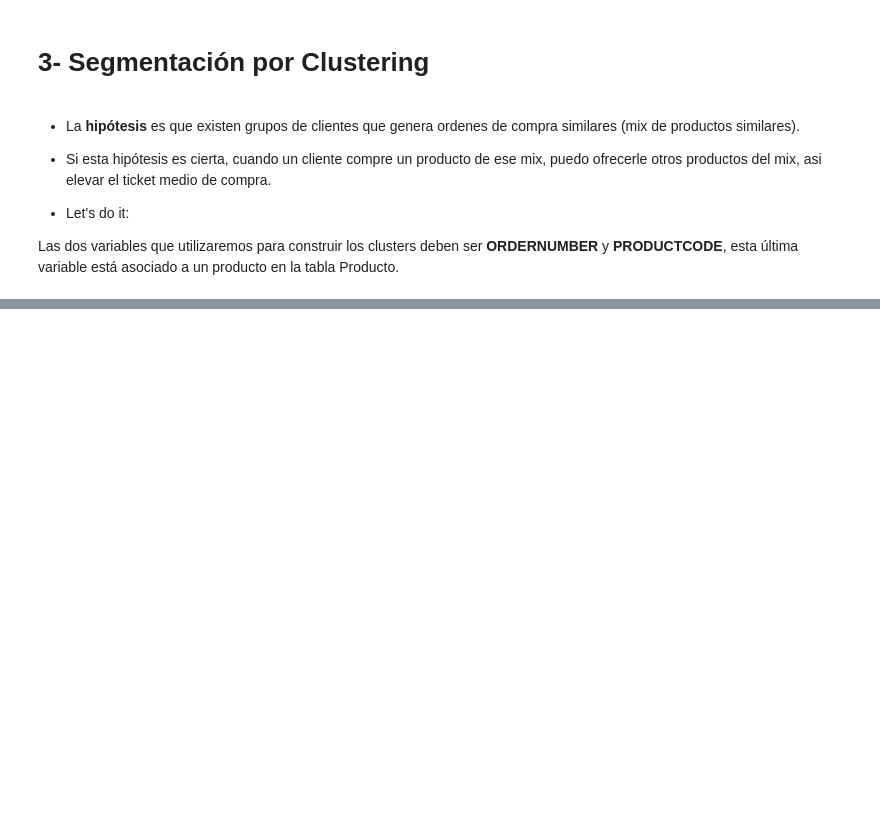
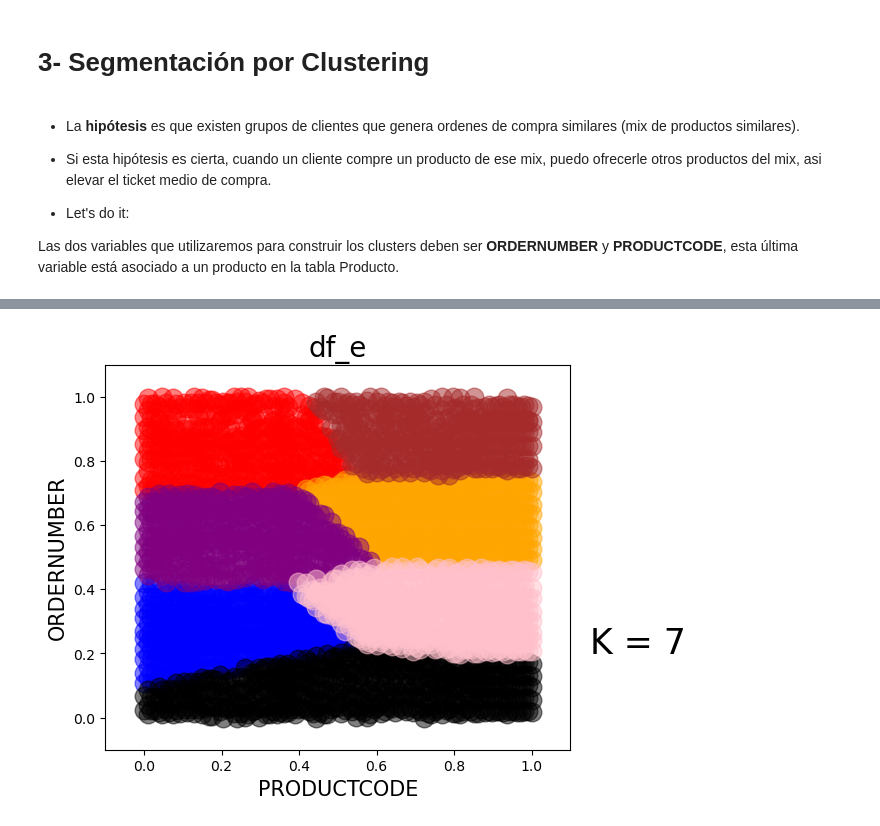
Before and after one commit to luisivanumpire/prueba_DScience, a Jupyter notebook: 3_Test_DScience.ipynb, the cells around one changed output, grey strips where cells are left out. Drawn from its saved outputs; the diff is of its cells as text; code cells hidden in the pictures; blank space fills up the shorter version.

```diff
--- a/3_Test_DScience.ipynb
+++ b/3_Test_DScience.ipynb
@@ -300,0 +407,9 @@ Las dos variables que utilizaremos para construir los clusters deben ser **ORDER
+# %%
+xt_l = xt.tolist()
+yt_l = yt.tolist()
+# %%
+dfx = pd.DataFrame(xt_l, columns=['x'])
+dfy = pd.DataFrame(yt_l, columns=['y'])
+# %%
+df = pd.concat([dfx, dfy], axis=1)
+df
@@ -300,0 +430,38 @@ Las dos variables que utilizaremos para construir los clusters deben ser **ORDER
+# %%
+from sklearn.cluster import KMeans
+escaler = MinMaxScaler().fit(df.values)
+
+df_e = pd.DataFrame(escaler.transform(df.values),
+                       columns=["x", "y"])
+
+kmeans = KMeans(n_clusters=7).fit(df.values)
+# %%
+df_e["cluster"] = kmeans.labels_
+
+# Instrucciones para graficar los clusters
+
+plt.figure(figsize=(6, 5), dpi=100)
+
+colores = ["red", "blue", "orange", "black", "purple", "pink", "brown"]
+
+for cluster in range(kmeans.n_clusters):
+    plt.scatter(df_e[df_e["cluster"] == cluster]["x"],
+                df_e[df_e["cluster"] == cluster]["y"],
+                marker="o", s=180, color=colores[cluster], alpha=0.5)
+
+    plt.scatter(kmeans.cluster_centers_[cluster][0],
+                kmeans.cluster_centers_[cluster][1],
+                marker="P", s=280, color=colores[cluster])
+
+plt.title("df_e", fontsize=20)
+plt.xlabel("PRODUCTCODE", fontsize=15)
+plt.ylabel("ORDERNUMBER", fontsize=15)
+plt.text(1.15, 0.2, "K = %i" % kmeans.n_clusters, fontsize=25)
+# plt.text(1.15, 0, "Inercia = %0.2f" % kmeans.inertia_, fontsize=25)
+plt.xlim(-0.1, 1.1)
+plt.ylim(-0.1, 1.1)
+plt.show()
+
+del df_e["cluster"]
+# %% [output]
+[figure, added]
```
Also changed, not shown: parts of 16 cells of this notebook.
